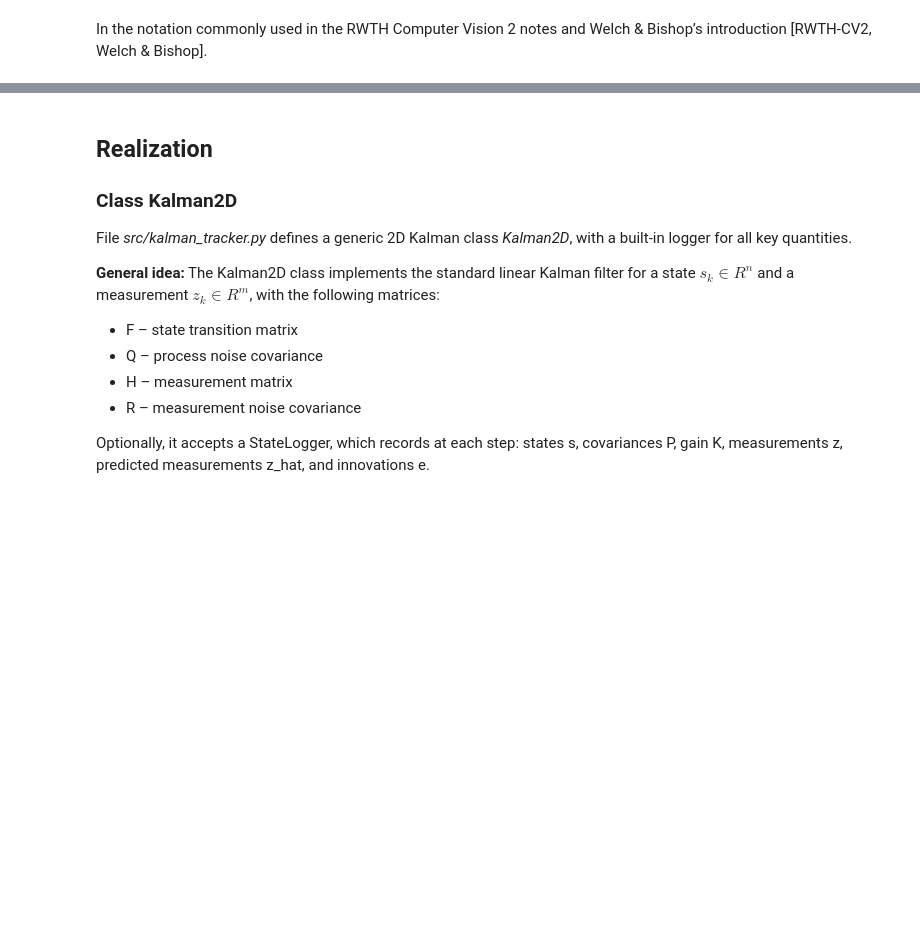
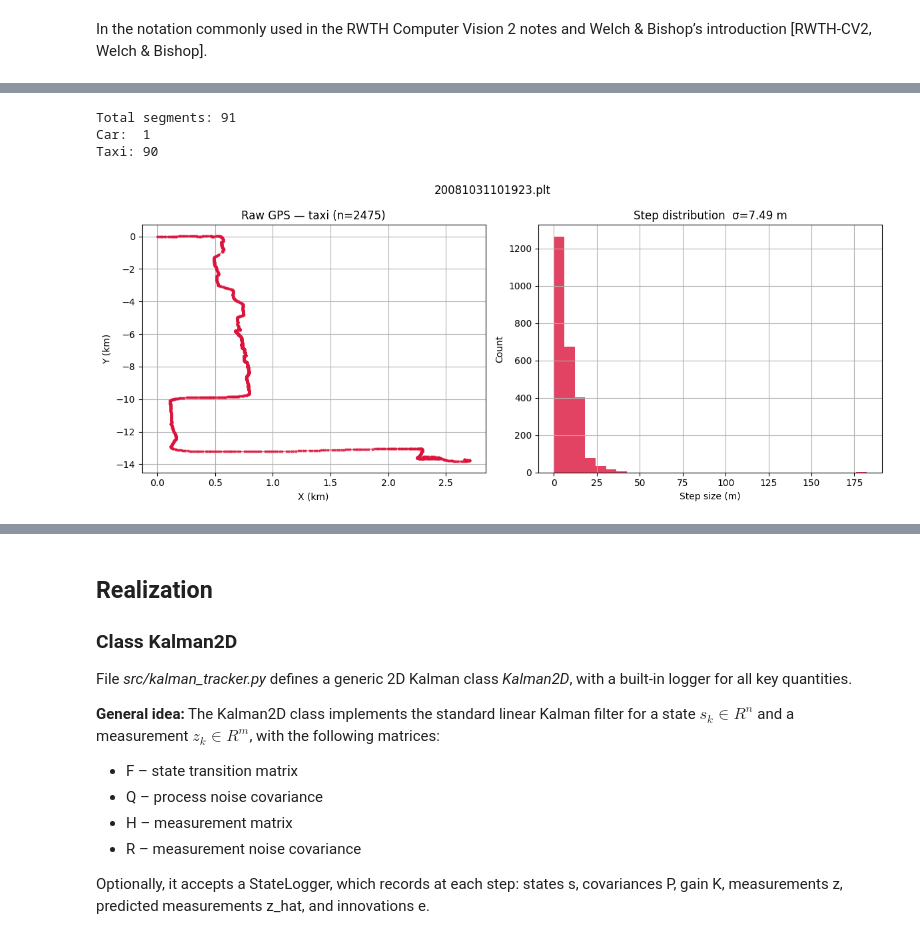
Before and after one commit to RoumenNikolov/kalman-filter-trajectories, a Jupyter notebook: 01. Kalman‑Based MOT Theory and Model.ipynb, the cells around one changed output, grey strips where cells are left out. Saved outputs shown, nothing was run; the diff lists cells and outputs as text; code cells hidden in the pictures; blank space fills up the shorter version.

Commit message:
feat: add raw GPS trajectory visualization with step size distribution

```diff
--- a/01. Kalman‑Based MOT Theory and Model.ipynb
+++ b/01. Kalman‑Based MOT Theory and Model.ipynb
@@ -520,0 +728,6 @@ In the notation commonly used in the RWTH Computer Vision 2 notes and Welch & Bi
+# %%
+for s in all_segments:
+    if s['mode'] == 'car':
+        x, y = to_xy(s['df'])
+        steps = np.sqrt(np.diff(x)**2 + np.diff(y)**2)
+        print(f"{s['file']}  n={len(s['df'])}  max_step={steps.max():.1f}m")
@@ -520,0 +746,49 @@ In the notation commonly used in the RWTH Computer Vision 2 notes and Welch & Bi
+# %%
+def has_gps_jump(seg, max_step=500):
+    x, y  = to_xy(seg['df'])
+    steps = np.sqrt(np.diff(x)**2 + np.diff(y)**2)
+    return steps.max() > max_step
+
+all_segments = [s for s in all_segments if not has_gps_jump(s)]
+
+print(f"Total segments: {len(all_segments)}")
+print(f"Car:  {sum(1 for s in all_segments if s['mode'] == 'car')}")
+print(f"Taxi: {sum(1 for s in all_segments if s['mode'] == 'taxi')}")
+# %% [output]
+Total segments: 91
+Car:  1
+Taxi: 90
+# %%
+def plot_raw_trajectory(seg, title=None):
+    """
+    Plot a single raw GPS trajectory segment.
+    """
+    x, y = to_xy(seg['df'])
+
+    fig, axes = plt.subplots(1, 2, figsize=(12, 5))
+
+    # --- Left: trajectory ---
+    axes[0].plot(x/1000, y/1000, 'o-', color='crimson',
+                 ms=2, lw=1, alpha=0.7)
+    axes[0].set_xlabel('X (km)')
+    axes[0].set_ylabel('Y (km)')
+    axes[0].set_title(f"Raw GPS — {seg['mode']} (n={len(x)})")
+    axes[0].grid(True)
+
+    # --- Right: step size distribution ---
+    steps = np.sqrt(np.diff(x)**2 + np.diff(y)**2)
+    axes[1].hist(steps, bins=30, color='crimson', alpha=0.8)
+    axes[1].set_xlabel('Step size (m)')
+    axes[1].set_ylabel('Count')
+    axes[1].set_title(f"Step distribution  σ={steps.std():.2f} m")
+    axes[1].grid(True)
+
+    plt.suptitle(title or seg['file'])
+    plt.tight_layout()
+    plt.show()
+
+# Demo — longest segment
+longest = max(all_segments, key=lambda s: len(s['df']))
+plot_raw_trajectory(longest)
+# %% [output]
+[figure, added]
```
Also changed, not shown: parts of 19 cells of this notebook, 1 other file.
